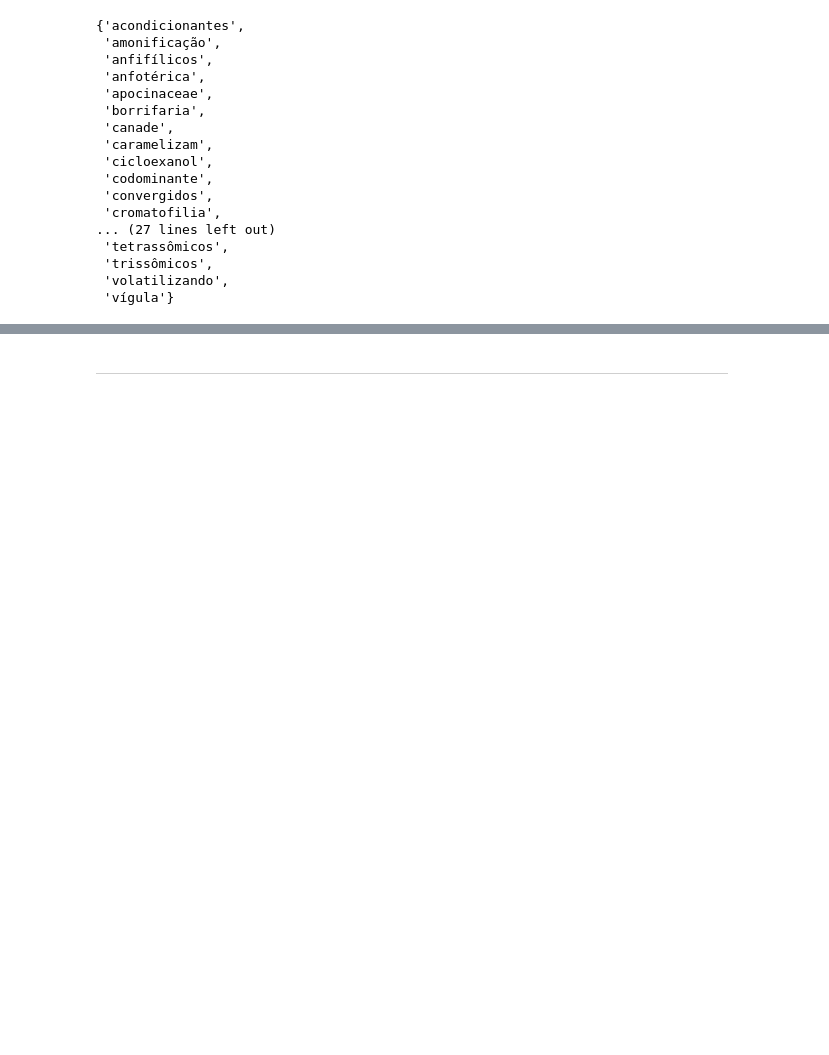
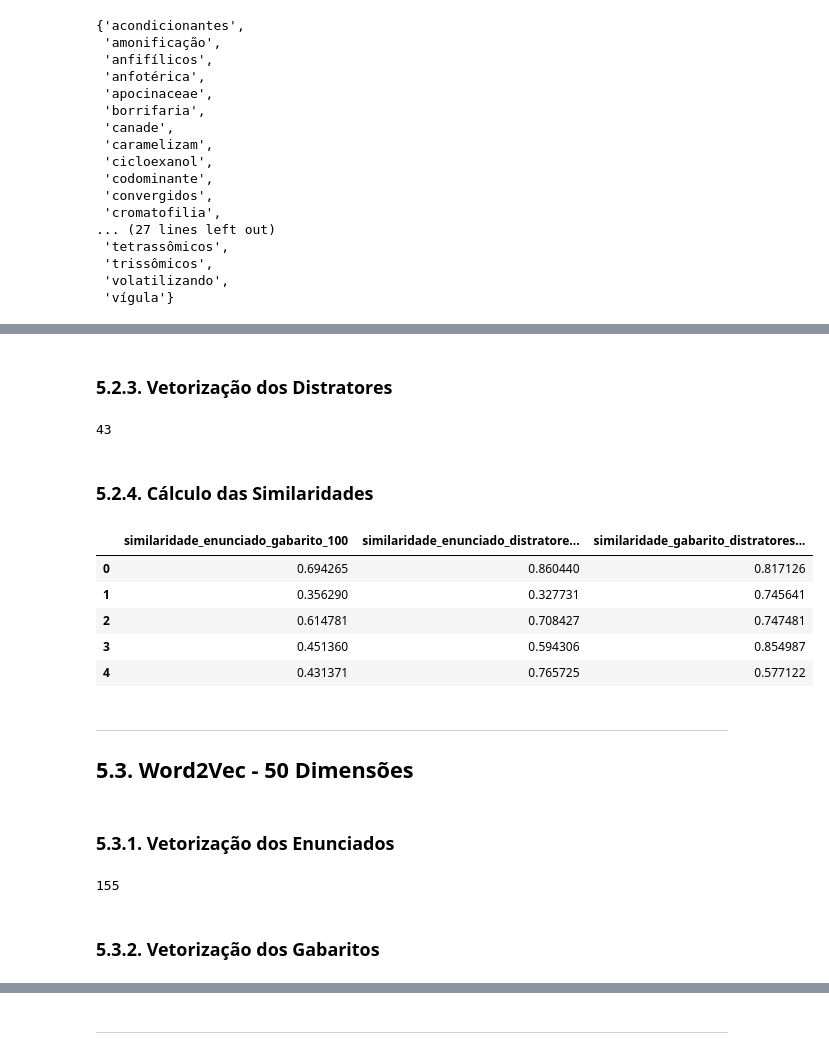
Before and after one commit to ciziks/enem-word-embeddings, a Jupyter notebook: notebooks/5. Tokenização.ipynb, the cells around one changed output, grey strips where cells are left out. Saved outputs shown, nothing was run; the diff lists cells and outputs as text; code cells hidden in the pictures; blank space fills up the shorter version.

```diff
--- a/notebooks/5. Tokenização.ipynb
+++ b/notebooks/5. Tokenização.ipynb
@@ -118,0 +204,58 @@ not_found_words_distratores
+# %% [markdown]
+### 5.2.3. Vetorização dos Distratores
+# %%
+enem_df["distratores_embbedings_word2vec_100"], not_found_words_distratores_100 = (
+    generate_word2vec_embeddings(enem_df["distratores_tokens"], model_100)
+)
+len(not_found_words_distratores_100)
+# %% [output]
+43
+# %% [markdown]
+### 5.2.4. Cálculo das Similaridades
+# %%
+# Calculando a similaridade de cosseno entre os embeddings de 100 dim
+# Similaridade entre enunciado e gabarito
+enem_df["similaridade_enunciado_gabarito_100"] = [
+    cosine_similarity([enunciado], [gabarito])[0][0]
+    for enunciado, gabarito in zip(
+        enem_df["enunciado_embbedings_word2vec_100"],
+        enem_df["gabarito_embbedings_word2vec_100"],
+    )
+]
+
+# Similaridade entre enunciado e distratores
+enem_df["similaridade_enunciado_distratores_100"] = [
+    cosine_similarity([enunciado], [distratores])[0][0]
+    for enunciado, distratores in zip(
+        enem_df["enunciado_embbedings_word2vec_100"],
+        enem_df["distratores_embbedings_word2vec_100"],
+    )
+]
+
+# Similaridade entre gabarito e distratores
+enem_df["similaridade_gabarito_distratores_100"] = [
+    cosine_similarity([gabarito], [distratores])[0][0]
+    for gabarito, distratores in zip(
+        enem_df["gabarito_embbedings_word2vec_100"],
+        enem_df["distratores_embbedings_word2vec_100"],
+    )
+]
+
+enem_df[
+    [
+        "similaridade_enunciado_gabarito_100",
+        "similaridade_enunciado_distratores_100",
+        "similaridade_gabarito_distratores_100",
+    ]
+].head()
+# %% [output]
+|  | similaridade_enunciado_gabarito_100 | similaridade_enunciado_distratore... | similaridade_gabarito_distratores... |
+| 0 | 0.694265 | 0.860440 | 0.817126 |
+| 1 | 0.356290 | 0.327731 | 0.745641 |
+| 2 | 0.614781 | 0.708427 | 0.747481 |
+| 3 | 0.451360 | 0.594306 | 0.854987 |
+| 4 | 0.431371 | 0.765725 | 0.577122 |
+# %% [markdown]
+---
+
+## 5.3. Word2Vec - 50 Dimensões
@@ -118,0 +267,11 @@ not_found_words_distratores
+# %% [markdown]
+### 5.3.1. Vetorização dos Enunciados
+# %%
+enem_df["enunciado_embbedings_word2vec_50"], not_found_words_enunciado_50 = (
+    generate_word2vec_embeddings(enem_df["enunciado_tokens"], model_50)
+)
+len(not_found_words_enunciado_50)
+# %% [output]
+155
+# %% [markdown]
+### 5.3.2. Vetorização dos Gabaritos
```
Also changed, not shown: parts of 33 cells of this notebook, 10 other files.
